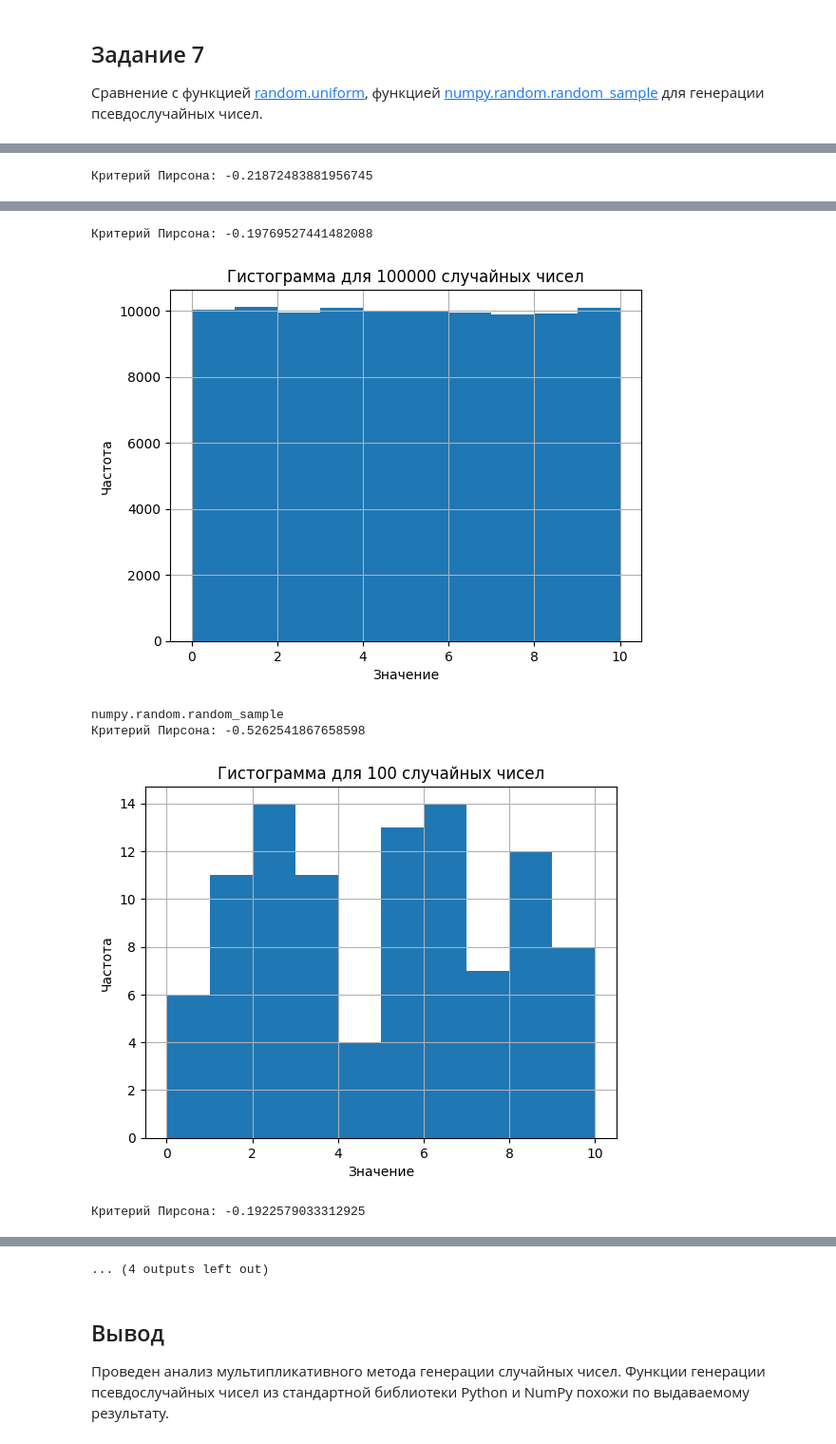
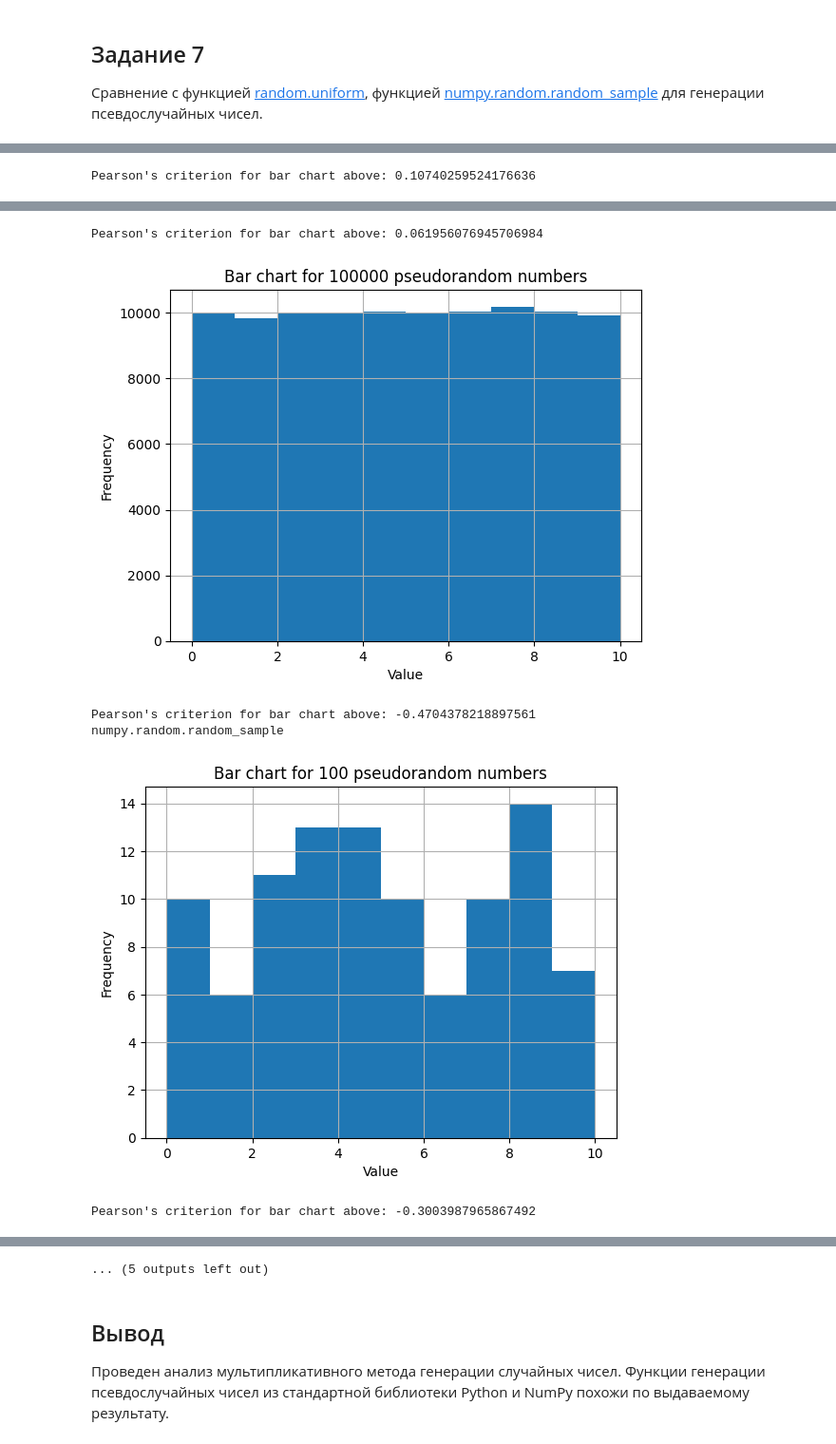
Before and after one commit to ValeryVerkhoturov/systems-modeling, a Jupyter notebook: практика 2/practice 2.ipynb, the cells around one changed output, grey strips where cells are left out. Shown: that part at 95% size. Drawn from its saved outputs; the diff is of its cells as text; code cells hidden in the pictures.

```diff
--- a/практика 2/practice 2.ipynb
+++ b/практика 2/practice 2.ipynb
@@ -115,12 +117,13 @@ print(task_4())
 def task_5(series_of_random_numbers, left_border, right_border, number_of_sections):
     step = (right_border - left_border) / number_of_sections
     rng = np.arange(left_border, right_border + 1, step)
-    print("Критерий Пирсона:", pd.Series(rng).corr(series_of_random_numbers))
     series_of_random_numbers.hist(bins = rng)
-    plt.xlabel('Значение')
-    plt.ylabel('Частота')
-    plt.title(f"Гистограмма для {series_of_random_numbers.name} случайных чисел")
+    plt.xlabel('Value')
+    plt.ylabel('Frequency')
+    plt.title(f"Bar chart for {series_of_random_numbers.name} pseudorandom numbers")
     plt.show()
+    print("Pearson's criterion for bar chart above:",
+          pd.Series(rng).corr(series_of_random_numbers))
 # %% [markdown]
 ## Задание 6
 
@@ -168,10 +171,13 @@ def task_7():
 
     print("numpy.random.random_sample")
     for n in N:
-        task_5(pd.Series([random_sample() * (RIGHT_BORDER - LEFT_BORDER) + LEFT_BORDER for _ in range(n)], name=n),
-               LEFT_BORDER,
-               RIGHT_BORDER,
-               NUMBER_OF_SECTIONS)
+        task_5(pd.Series(
+                [random_sample() * (RIGHT_BORDER - LEFT_BORDER) + LEFT_BORDER
+                 for _ in range(n)],
+                name=n),
+            LEFT_BORDER,
+            RIGHT_BORDER,
+            NUMBER_OF_SECTIONS)
 
 task_7()
 # %% [output]
@@ -183 +188 @@ random.uniform
-Критерий Пирсона: -0.21872483881956745
+Pearson's criterion for bar chart above: 0.10740259524176636
@@ -185,6 +190,6 @@ random.uniform
-Критерий Пирсона: -0.19769527441482088
+Pearson's criterion for bar chart above: 0.061956076945706984
-[figure, old version]
+[figure, new version]
+Pearson's criterion for bar chart above: -0.4704378218897561
 numpy.random.random_sample
-Критерий Пирсона: -0.5262541867658598
-[figure, old version]
+[figure, new version]
-Критерий Пирсона: -0.1922579033312925
+Pearson's criterion for bar chart above: -0.3003987965867492
@@ -192,4 +197,4 @@ numpy.random.random_sample
-... (4 outputs left out)
+... (5 outputs left out)
 # %% [markdown]
 ## Вывод
 
```
Also changed, not shown: parts of 5 cells of this notebook, 1 other file.
